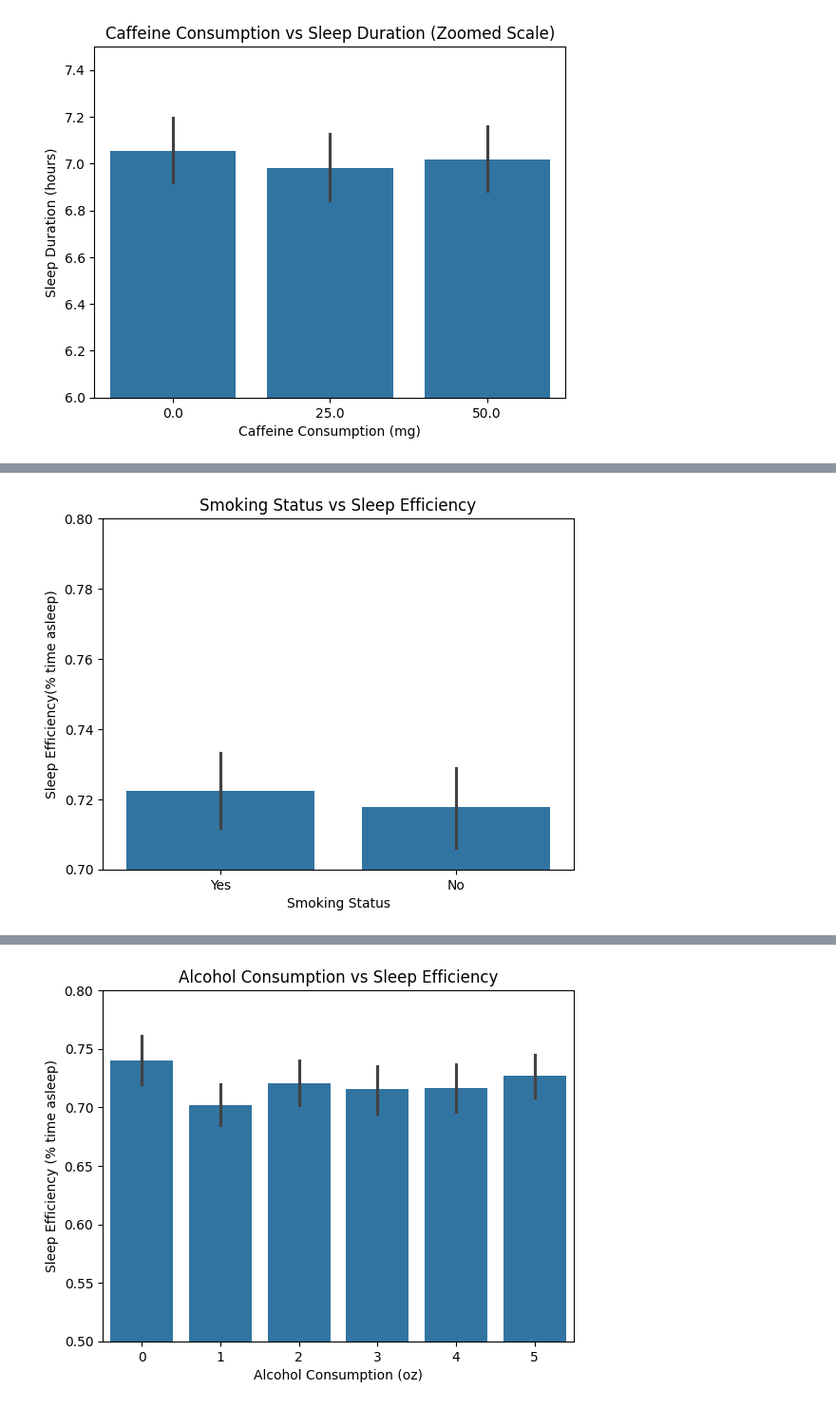
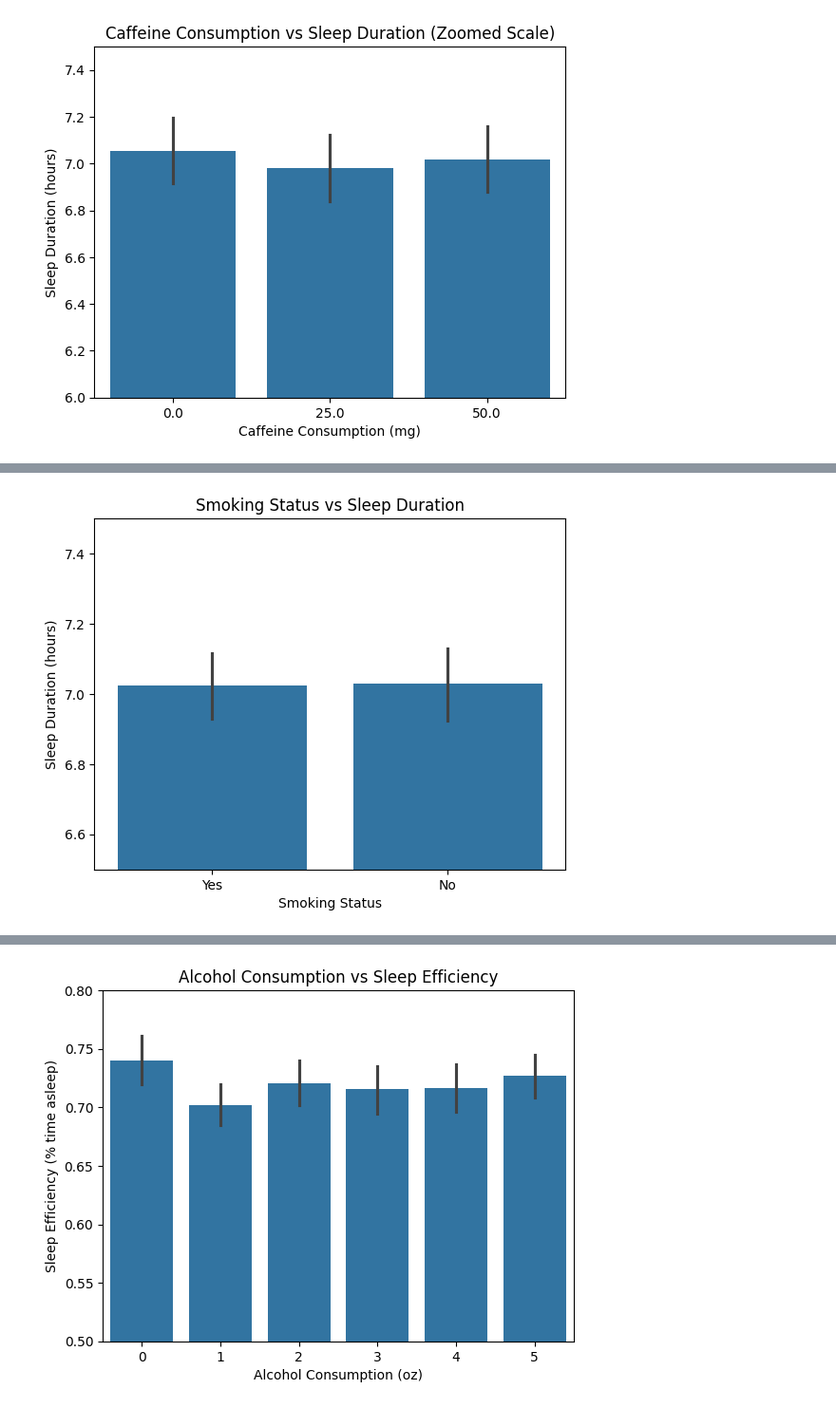
Before and after one commit to umair011/BABI4005BProject, a Jupyter notebook: BABI4005BabyProject.ipynb, the cells around one changed output, grey strips where cells are left out. Shown at 95% size. Drawn from its saved outputs; the diff is of its cells as text; code cells hidden in the pictures.

```diff
--- a/BABI4005BabyProject.ipynb
+++ b/BABI4005BabyProject.ipynb
@@ -166,15 +180,15 @@ plt.show()
 # %%
 sns.barplot(
     data=df,
     x="SmokingStatus",
-    y="SleepEfficiency"
+    y="SleepDuration"
 )
-plt.ylim(0.7,0.8)
+plt.ylim(6.5,7.5)
 
-plt.title("Smoking Status vs Sleep Efficiency")
-plt.ylabel("Sleep Efficiency(% time asleep)")
+plt.title("Smoking Status vs Sleep Duration")
+plt.ylabel("Sleep Duration (hours)")
 plt.xlabel("Smoking Status")
 
 plt.show()
 # %% [output]
-[figure, old version]
+[figure, new version]
```
Also changed, not shown: parts of 6 cells of this notebook.
